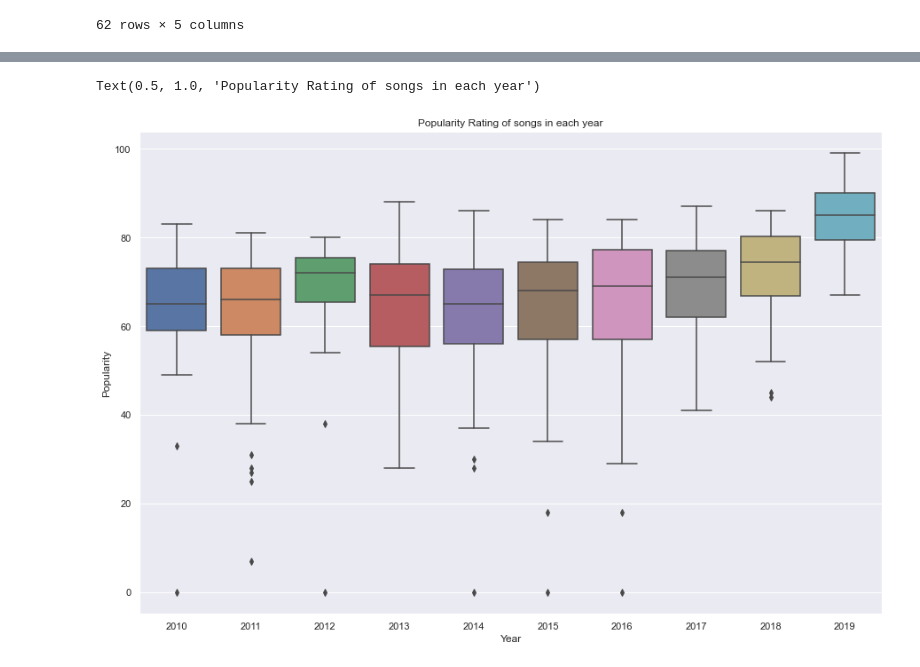
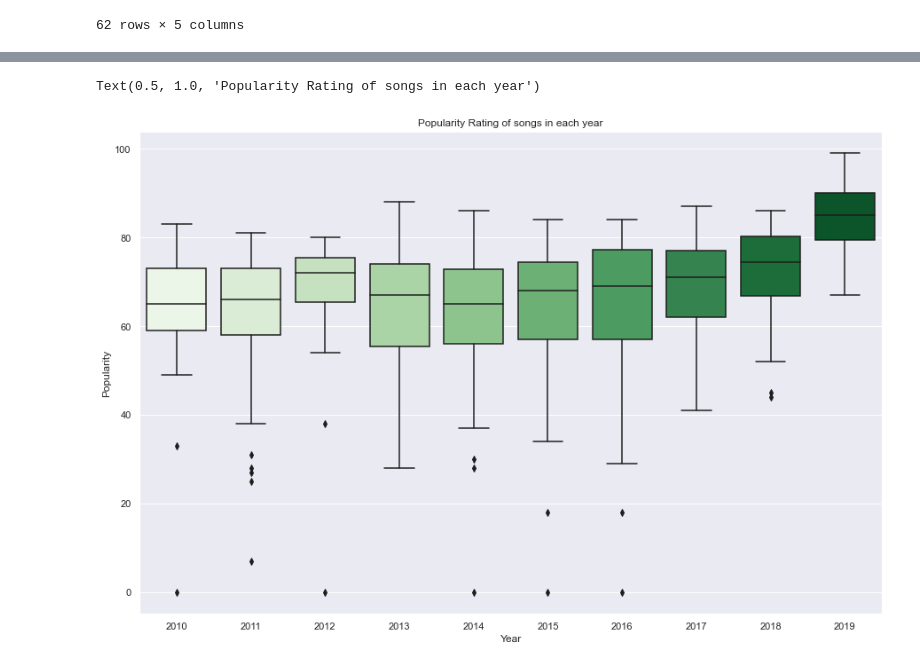
Before and after one commit to codemeisterone/NFX-GP4-Projects, a Jupyter notebook: spotify_analysis_v2/code/spotify_analysis.ipynb, the cells around one changed output, grey strips where cells are left out. Cells and saved outputs as stored; diff of their text form; code cells hidden in the pictures.

```diff
--- a/spotify_analysis_v2/code/spotify_analysis.ipynb
+++ b/spotify_analysis_v2/code/spotify_analysis.ipynb
@@ -338,11 +339,11 @@ Values above 100.0 could be outliers.
 # %%
 #Boxplot
 plt.subplots(figsize=(15,10))
-sns.boxplot(x="Year",y= "Popularity", data=spotify_df)
+sns.boxplot(x="Year",y= "Popularity", data=spotify_df, palette = "Greens")
 plt.title('Popularity Rating of songs in each year')
 # %% [output]
 Text(0.5, 1.0, 'Popularity Rating of songs in each year')
-[figure, old version]
+[figure, new version]
 # %%
 # Artist vs Popularity
 
```
Also changed, not shown: parts of 1 cell of this notebook.
